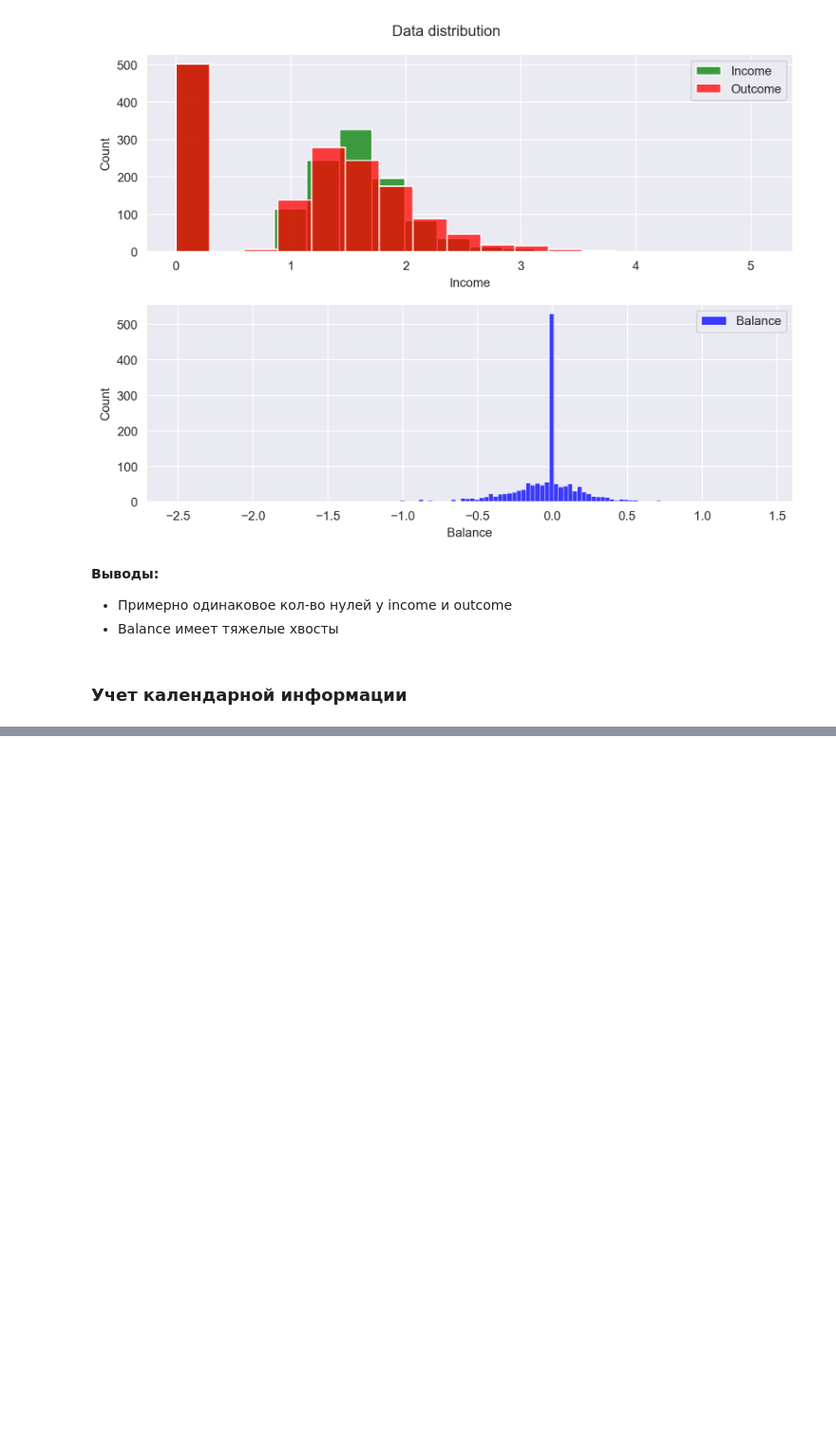
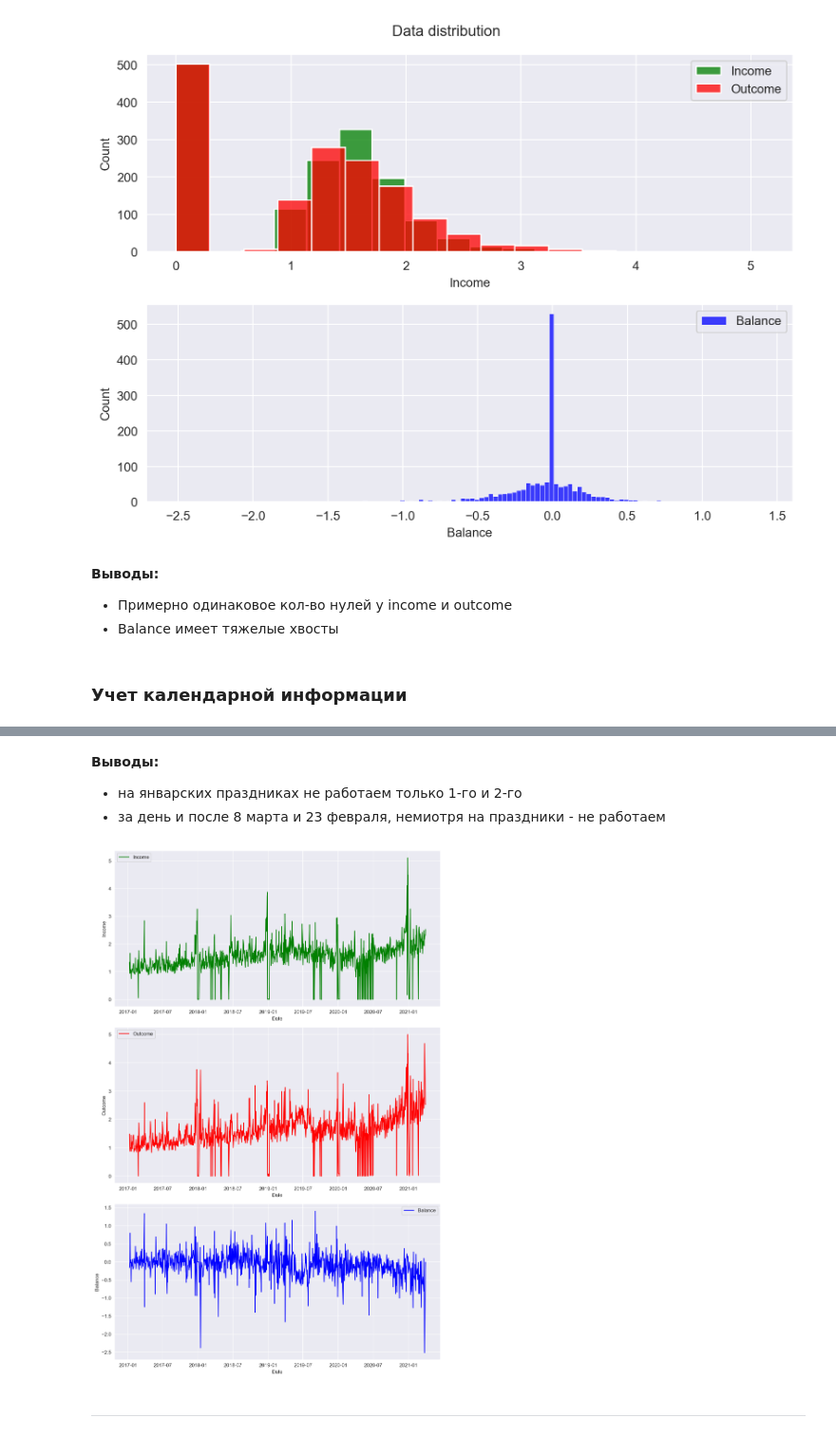
Before and after one commit to igmamedov/balance_predictions, a Jupyter notebook: notebooks/EDA.ipynb, the cells around one changed output, grey strips where cells are left out. Shown at 95% size. Cells and saved outputs as stored; diff of their text form; code cells hidden in the pictures; blank space fills up the shorter version.

```diff
--- a/notebooks/EDA.ipynb
+++ b/notebooks/EDA.ipynb
@@ -93,0 +121,13 @@ data
+# %%
+import holidays
+cal_h = holidays.RU()
+
+def is_holiday(date):
+    return date in cal_h
+
+data['is_holiday'] = data['Date'].apply(lambda x: is_holiday(x))
+# %%
+zero_data = data[(data['Income'] == 0) & (data['Income'] == 0)]
+non_zero_data = data[(data['Income'] != 0) & (data['Income'] != 0)]
+
+print(f"Percent of zeros: {round(len(zero_data)/len(data), 3) * 100} %")
@@ -93,0 +194,16 @@ data
+# %% [markdown]
+__Выводы:__
+
+* на январских праздниках не работаем только 1-го и 2-го
+* за день и после 8 марта и 23 февраля, немиотря на праздники - не работаем
+# %%
+fig, (ax1, ax2, ax3) = plt.subplots(3, 1, figsize=(10, 15))
+
+sns.lineplot(data=non_zero_data, x='Date', y='Income', ax=ax1, color='green', label='Income')
+sns.lineplot(data=non_zero_data, x='Date', y='Outcome', ax=ax2, color='red', label='Outcome')
+sns.lineplot(data=non_zero_data, x='Date', y='Balance', ax=ax3, color='blue', label='Balance')
+
+plt.tight_layout()
+plt.show()
+# %% [output]
+[figure, added]
@@ -93,0 +212,2 @@ data
+# %% [markdown]
+____
```
Also changed, not shown: parts of 11 cells of this notebook, 4 other files.
